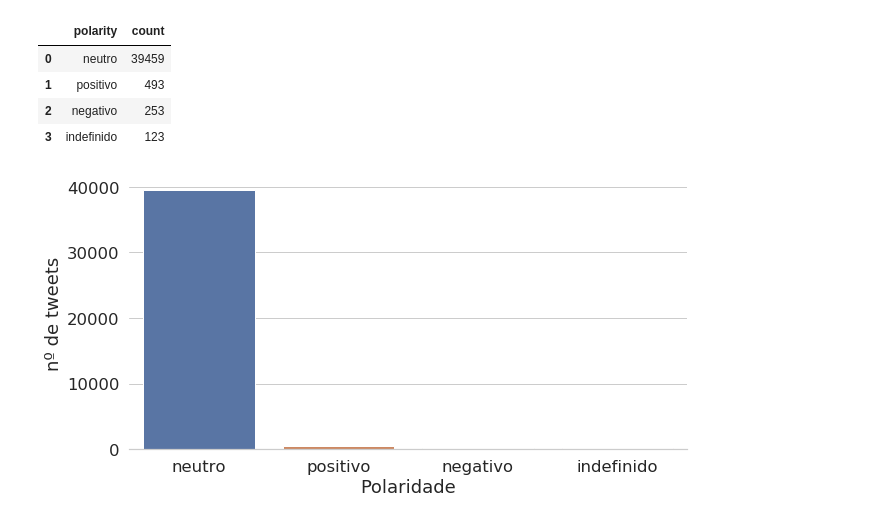
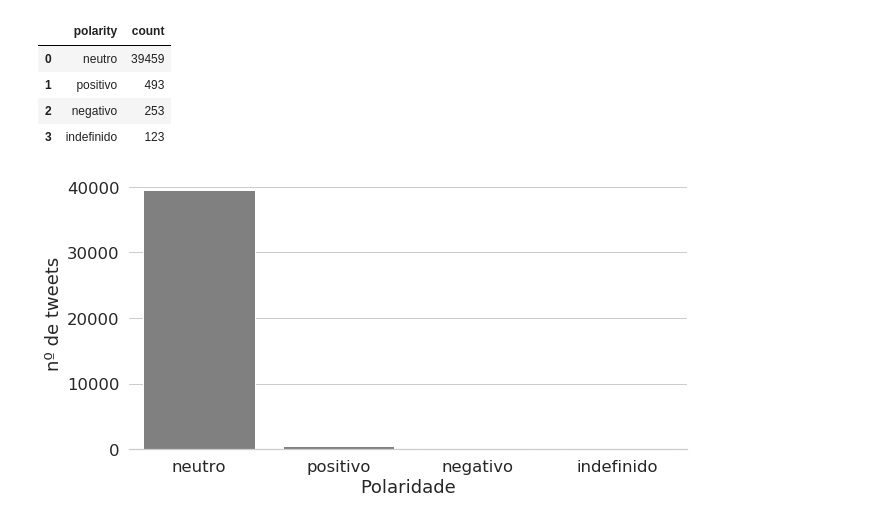
Before and after one commit to gean-costa/8M, a Jupyter notebook: data-processing/sentiment-analysis/resultado_AS_portugues/sentiment_analysis_pt.ipynb, the cells around one changed output. Drawn from its saved outputs; the diff is of its cells as text; code cells hidden in the pictures.

```diff
--- a/data-processing/sentiment-analysis/resultado_AS_portugues/sentiment_analysis_pt.ipynb
+++ b/data-processing/sentiment-analysis/resultado_AS_portugues/sentiment_analysis_pt.ipynb
@@ -191,12 +191,12 @@ polarities
 # %%
 plt.figure(figsize=(10,5))
 sns.set(style="whitegrid", font_scale = 1.5)
-ax = sns.barplot(data=polarities, x='polarity', y='count')
+ax = sns.barplot(data=polarities, x='polarity', y='count', color='gray')
 sns.despine(left=True)
 ax.set_ylabel('nº de tweets')
 ax.set_xlabel('Polaridade')
 plt.show()
 # %% [output]
-[figure, old version]
+[figure, new version]
 # %%
 df.to_csv('sentiment_analysis_pt.csv')
```
Also changed, not shown: 2 other files.
